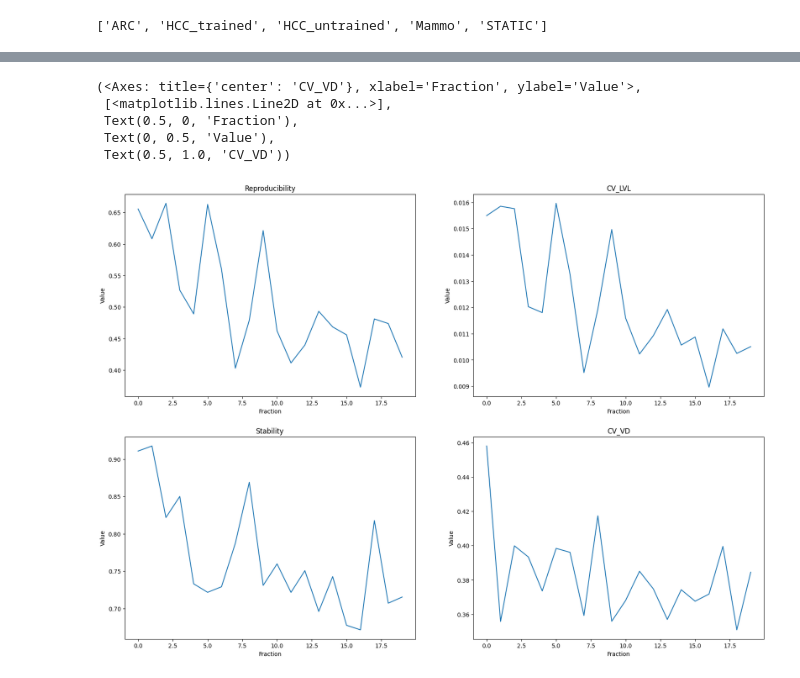
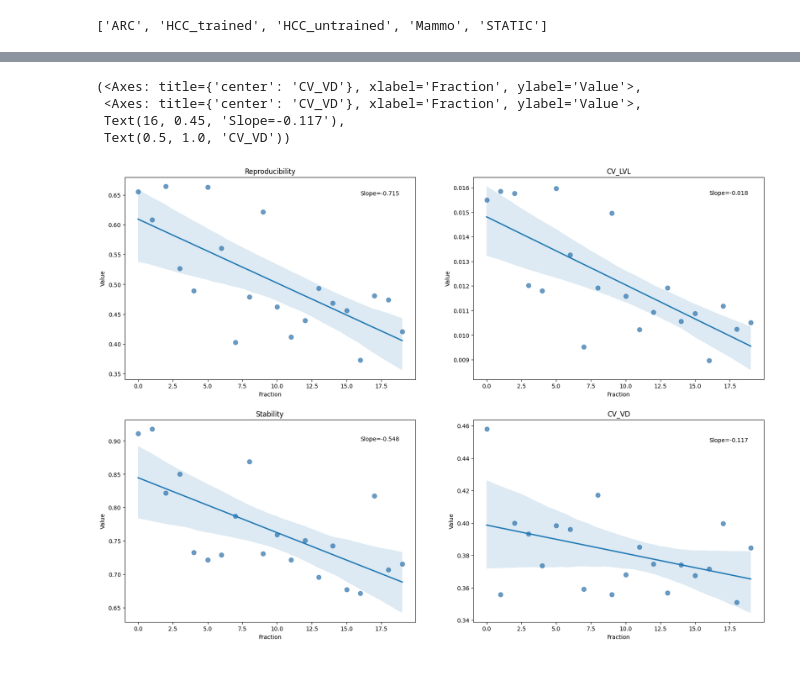
Before and after one commit to hyunjong-MRDL/LIMITLESS_DL, a Jupyter notebook: Respiration/temp.ipynb, the cells around one changed output, grey strips where cells are left out. Saved outputs shown, nothing was run; the diff lists cells and outputs as text; code cells hidden in the pictures.

```diff
--- a/Respiration/temp.ipynb
+++ b/Respiration/temp.ipynb
@@ -54,17 +55,3 @@ RPD_mean = RPD_sum / 20
 CV1_mean = CV1_sum / 20
 STB_mean = STB_sum / 20
 CV2_mean = CV2_sum / 20
-# %%
-x = range(20)
-plt.figure(figsize=(20, 14))
-plt.subplot(221), plt.plot(x, RPD_mean), plt.xlabel("Fraction"), plt.ylabel("Value"), plt.title("Reproducibility")
-plt.subplot(222), plt.plot(x, CV1_mean), plt.xlabel("Fraction"), plt.ylabel("Value"), plt.title("CV_LVL")
-plt.subplot(223), plt.plot(x, STB_mean), plt.xlabel("Fraction"), plt.ylabel("Value"), plt.title("Stability")
-plt.subplot(224), plt.plot(x, CV2_mean), plt.xlabel("Fraction"), plt.ylabel("Value"), plt.title("CV_VD")
-# %% [output]
-(<Axes: title={'center': 'CV_VD'}, xlabel='Fraction', ylabel='Value'>,
- [<matplotlib.lines.Line2D at 0x...>],
- Text(0.5, 0, 'Fraction'),
- Text(0, 0.5, 'Value'),
- Text(0.5, 1.0, 'CV_VD'))
-[figure, removed]
@@ -70,0 +71,12 @@ plt.subplot(224), plt.plot(x, CV2_mean), plt.xlabel("Fraction"), plt.ylabel("Val
+# %%
+plt.figure(figsize=(20,14))
+plt.subplot(221), sns.regplot(x="Fraction", y="Value", data=pd.DataFrame({"Fraction": x,"Value": RPD_mean}), ci=95, scatter_kws={"s": 60, "color": "steelblue"}), plt.text(x=16, y=0.65, s=f"Slope={RPD_slope:.3f}"), plt.title("Reproducibility")
+plt.subplot(222), sns.regplot(x="Fraction", y="Value", data=pd.DataFrame({"Fraction": x,"Value": CV1_mean}), ci=95, scatter_kws={"s": 60, "color": "steelblue"}), plt.text(x=16, y=0.0157, s=f"Slope={CV1_slope:.3f}"), plt.title("CV_LVL")
+plt.subplot(223), sns.regplot(x="Fraction", y="Value", data=pd.DataFrame({"Fraction": x,"Value": STB_mean}), ci=95, scatter_kws={"s": 60, "color": "steelblue"}), plt.text(x=16, y=0.90, s=f"Slope={STB_slope:.3f}"), plt.title("Stability")
+plt.subplot(224), sns.regplot(x="Fraction", y="Value", data=pd.DataFrame({"Fraction": x,"Value": CV2_mean}), ci=95, scatter_kws={"s": 60, "color": "steelblue"}), plt.text(x=16, y=0.45, s=f"Slope={CV2_slope:.3f}"), plt.title("CV_VD")
+# %% [output]
+(<Axes: title={'center': 'CV_VD'}, xlabel='Fraction', ylabel='Value'>,
+ <Axes: title={'center': 'CV_VD'}, xlabel='Fraction', ylabel='Value'>,
+ Text(16, 0.45, 'Slope=-0.117'),
+ Text(0.5, 1.0, 'CV_VD'))
+[figure, added]
```
Also changed, not shown: parts of 4 cells of this notebook, 3 other files.
